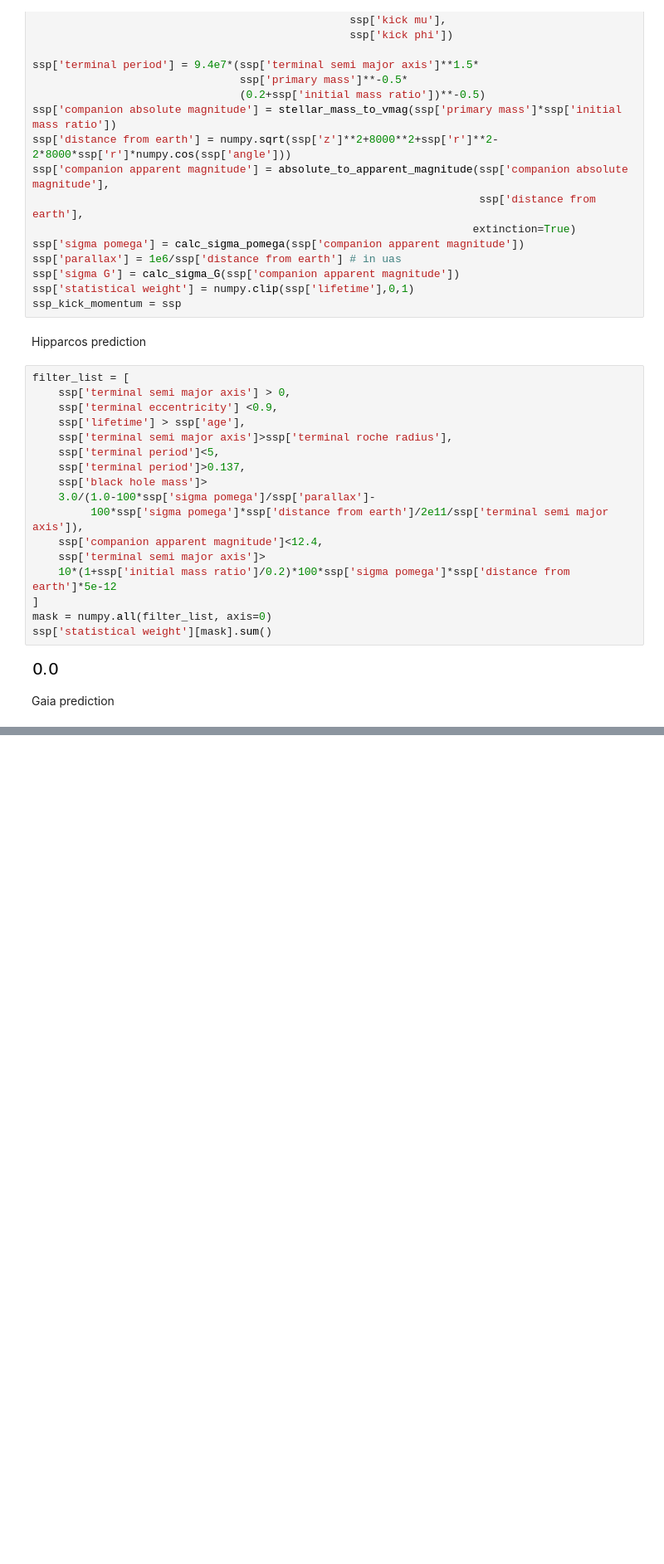
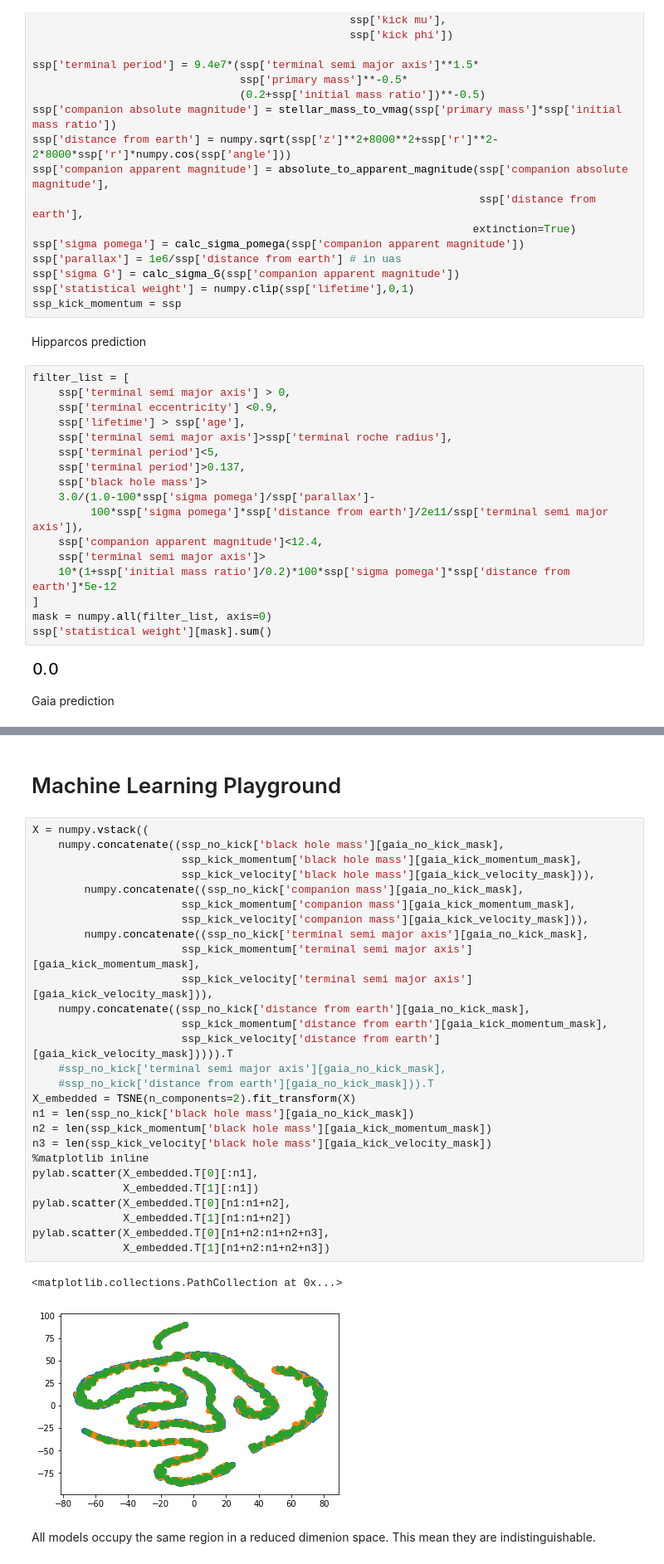
Before and after one commit to bolverk/gaia_black_hole_binaries, a Jupyter notebook: stellar_binary_monte_carlo.ipynb, the cells around one changed output, grey strips where cells are left out. Shown at 83% size. Cells and saved outputs as stored; diff of their text form; blank space fills up the shorter version.

```diff
--- a/stellar_binary_monte_carlo.ipynb
+++ b/stellar_binary_monte_carlo.ipynb
@@ -670,0 +678,34 @@ pass
+# %% [markdown]
+# Machine Learning Playground
+# %%
+X = numpy.vstack((
+    numpy.concatenate((ssp_no_kick['black hole mass'][gaia_no_kick_mask],
+                       ssp_kick_momentum['black hole mass'][gaia_kick_momentum_mask],
+                       ssp_kick_velocity['black hole mass'][gaia_kick_velocity_mask])),
+        numpy.concatenate((ssp_no_kick['companion mass'][gaia_no_kick_mask],
+                       ssp_kick_momentum['companion mass'][gaia_kick_momentum_mask],
+                       ssp_kick_velocity['companion mass'][gaia_kick_velocity_mask])),
+        numpy.concatenate((ssp_no_kick['terminal semi major axis'][gaia_no_kick_mask],
+                       ssp_kick_momentum['terminal semi major axis'][gaia_kick_momentum_mask],
+                       ssp_kick_velocity['terminal semi major axis'][gaia_kick_velocity_mask])),
+    numpy.concatenate((ssp_no_kick['distance from earth'][gaia_no_kick_mask],
+                       ssp_kick_momentum['distance from earth'][gaia_kick_momentum_mask],
+                       ssp_kick_velocity['distance from earth'][gaia_kick_velocity_mask])))).T
+    #ssp_no_kick['terminal semi major axis'][gaia_no_kick_mask],
+    #ssp_no_kick['distance from earth'][gaia_no_kick_mask])).T
+X_embedded = TSNE(n_components=2).fit_transform(X)
+n1 = len(ssp_no_kick['black hole mass'][gaia_no_kick_mask])
+n2 = len(ssp_kick_momentum['black hole mass'][gaia_kick_momentum_mask])
+n3 = len(ssp_kick_velocity['black hole mass'][gaia_kick_velocity_mask])
+%matplotlib inline
+pylab.scatter(X_embedded.T[0][:n1],
+              X_embedded.T[1][:n1])
+pylab.scatter(X_embedded.T[0][n1:n1+n2],
+              X_embedded.T[1][n1:n1+n2])
+pylab.scatter(X_embedded.T[0][n1+n2:n1+n2+n3],
+              X_embedded.T[1][n1+n2:n1+n2+n3])
+# %% [output]
+<matplotlib.collections.PathCollection at 0x...>
+[figure, added]
+# %% [markdown]
+All models occupy the same region in a reduced dimenion space. This mean they are indistinguishable.
```
Also changed, not shown: parts of 20 cells of this notebook.
